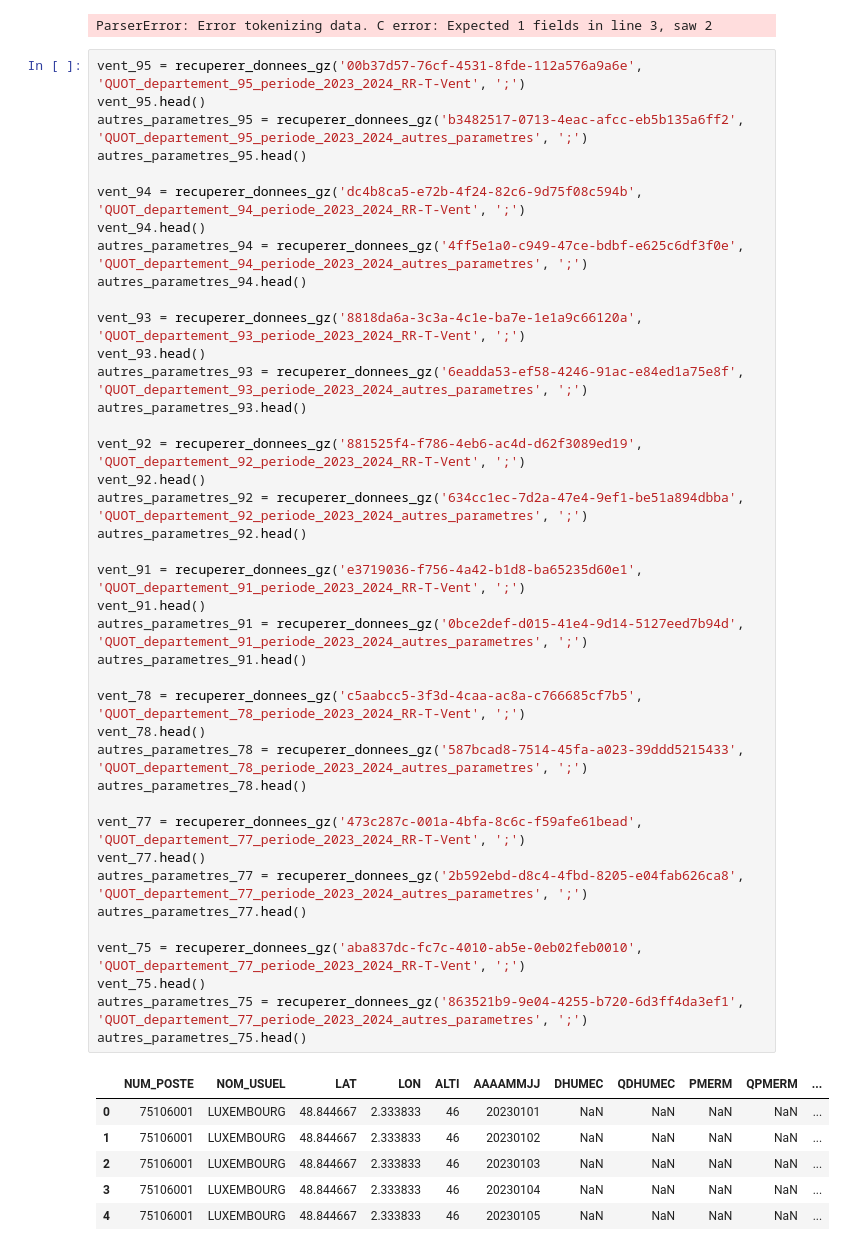
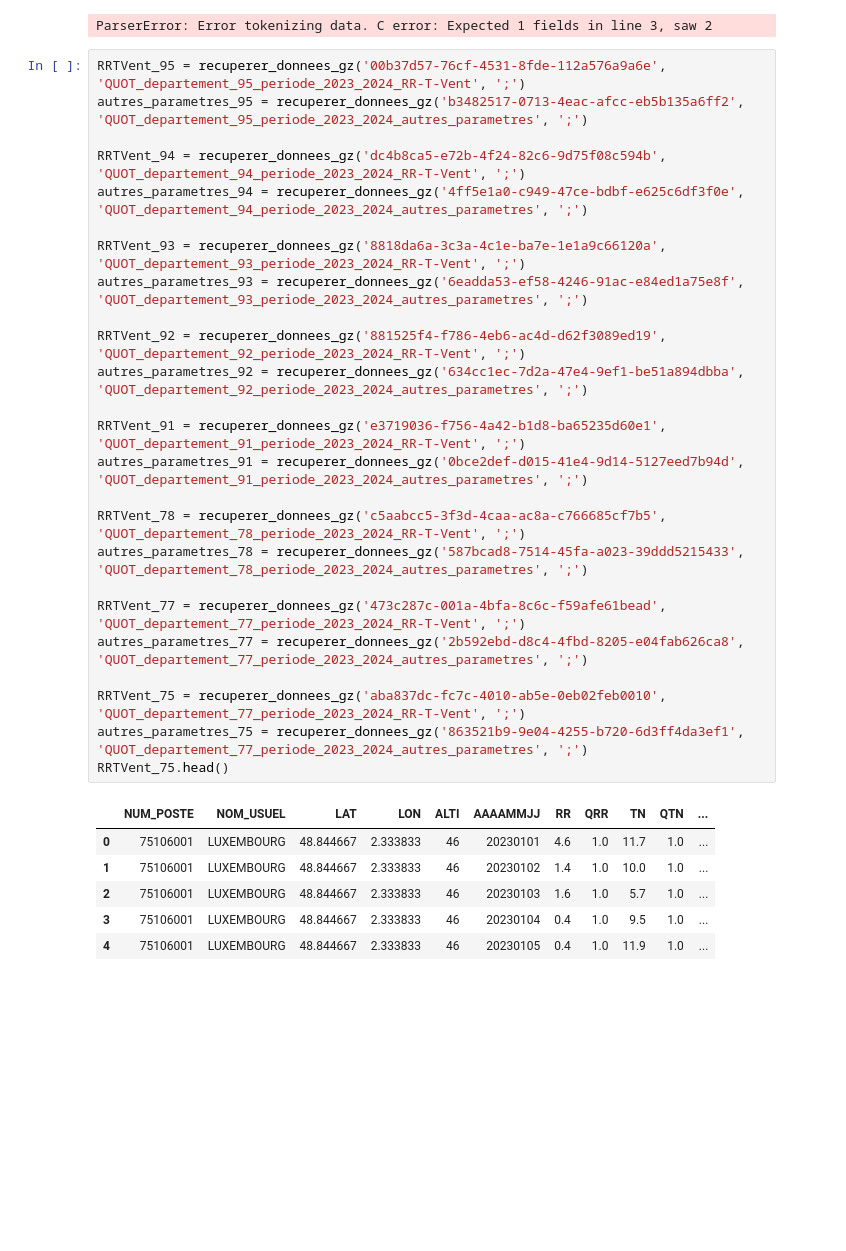
Before and after one commit to celineferbach/Projet-accidents-de-la-route, a Jupyter notebook: importation.ipynb, the cells around one changed output. Cells and saved outputs as stored; diff of their text form; blank space fills up the shorter version.

```diff
--- a/importation.ipynb
+++ b/importation.ipynb
@@ -550,49 +550,34 @@ print(descriptif_vent.head())
 Encodage détecté : utf-8
 ParserError: Error tokenizing data. C error: Expected 1 fields in line 3, saw 2
 # %%
-vent_95 = recuperer_donnees_gz('00b37d57-76cf-4531-8fde-112a576a9a6e', 'QUOT_departement_95_periode_2023_2024_RR-T-Vent', ';')
-vent_95.head()
+RRTVent_95 = recuperer_donnees_gz('00b37d57-76cf-4531-8fde-112a576a9a6e', 'QUOT_departement_95_periode_2023_2024_RR-T-Vent', ';')
 autres_parametres_95 = recuperer_donnees_gz('b3482517-0713-4eac-afcc-eb5b135a6ff2', 'QUOT_departement_95_periode_2023_2024_autres_parametres', ';')
-autres_parametres_95.head()
 
-vent_94 = recuperer_donnees_gz('dc4b8ca5-e72b-4f24-82c6-9d75f08c594b', 'QUOT_departement_94_periode_2023_2024_RR-T-Vent', ';')
-vent_94.head()
+RRTVent_94 = recuperer_donnees_gz('dc4b8ca5-e72b-4f24-82c6-9d75f08c594b', 'QUOT_departement_94_periode_2023_2024_RR-T-Vent', ';')
 autres_parametres_94 = recuperer_donnees_gz('4ff5e1a0-c949-47ce-bdbf-e625c6df3f0e', 'QUOT_departement_94_periode_2023_2024_autres_parametres', ';')
-autres_parametres_94.head()
 
-vent_93 = recuperer_donnees_gz('8818da6a-3c3a-4c1e-ba7e-1e1a9c66120a', 'QUOT_departement_93_periode_2023_2024_RR-T-Vent', ';')
-vent_93.head()
+RRTVent_93 = recuperer_donnees_gz('8818da6a-3c3a-4c1e-ba7e-1e1a9c66120a', 'QUOT_departement_93_periode_2023_2024_RR-T-Vent', ';')
 autres_parametres_93 = recuperer_donnees_gz('6eadda53-ef58-4246-91ac-e84ed1a75e8f', 'QUOT_departement_93_periode_2023_2024_autres_parametres', ';')
-autres_parametres_93.head()
 
-vent_92 = recuperer_donnees_gz('881525f4-f786-4eb6-ac4d-d62f3089ed19', 'QUOT_departement_92_periode_2023_2024_RR-T-Vent', ';')
-vent_92.head()
+RRTVent_92 = recuperer_donnees_gz('881525f4-f786-4eb6-ac4d-d62f3089ed19', 'QUOT_departement_92_periode_2023_2024_RR-T-Vent', ';')
 autres_parametres_92 = recuperer_donnees_gz('634cc1ec-7d2a-47e4-9ef1-be51a894dbba', 'QUOT_departement_92_periode_2023_2024_autres_parametres', ';')
-autres_parametres_92.head()
 
-vent_91 = recuperer_donnees_gz('e3719036-f756-4a42-b1d8-ba65235d60e1', 'QUOT_departement_91_periode_2023_2024_RR-T-Vent', ';')
-vent_91.head()
+RRTVent_91 = recuperer_donnees_gz('e3719036-f756-4a42-b1d8-ba65235d60e1', 'QUOT_departement_91_periode_2023_2024_RR-T-Vent', ';')
 autres_parametres_91 = recuperer_donnees_gz('0bce2def-d015-41e4-9d14-5127eed7b94d', 'QUOT_departement_91_periode_2023_2024_autres_parametres', ';')
-autres_parametres_91.head()
 
-vent_78 = recuperer_donnees_gz('c5aabcc5-3f3d-4caa-ac8a-c766685cf7b5', 'QUOT_departement_78_periode_2023_2024_RR-T-Vent', ';')
-vent_78.head()
+RRTVent_78 = recuperer_donnees_gz('c5aabcc5-3f3d-4caa-ac8a-c766685cf7b5', 'QUOT_departement_78_periode_2023_2024_RR-T-Vent', ';')
 autres_parametres_78 = recuperer_donnees_gz('587bcad8-7514-45fa-a023-39ddd5215433', 'QUOT_departement_78_periode_2023_2024_autres_parametres', ';')
-autres_parametres_78.head()
 
-vent_77 = recuperer_donnees_gz('473c287c-001a-4bfa-8c6c-f59afe61bead', 'QUOT_departement_77_periode_2023_2024_RR-T-Vent', ';')
-vent_77.head()
+RRTVent_77 = recuperer_donnees_gz('473c287c-001a-4bfa-8c6c-f59afe61bead', 'QUOT_departement_77_periode_2023_2024_RR-T-Vent', ';')
 autres_parametres_77 = recuperer_donnees_gz('2b592ebd-d8c4-4fbd-8205-e04fab626ca8', 'QUOT_departement_77_periode_2023_2024_autres_parametres', ';')
-autres_parametres_77.head()
 
-vent_75 = recuperer_donnees_gz('aba837dc-fc7c-4010-ab5e-0eb02feb0010', 'QUOT_departement_77_periode_2023_2024_RR-T-Vent', ';')
-vent_75.head()
+RRTVent_75 = recuperer_donnees_gz('aba837dc-fc7c-4010-ab5e-0eb02feb0010', 'QUOT_departement_77_periode_2023_2024_RR-T-Vent', ';')
 autres_parametres_75 = recuperer_donnees_gz('863521b9-9e04-4255-b720-6d3ff4da3ef1', 'QUOT_departement_77_periode_2023_2024_autres_parametres', ';')
-autres_parametres_75.head()
+RRTVent_75.head()
 # %% [output]
-|  | NUM_POSTE | NOM_USUEL | LAT | LON | ALTI | AAAAMMJJ | DHUMEC | QDHUMEC | PMERM | QPMERM | ... |
-| 0 | 75106001 | LUXEMBOURG | 48.844667 | 2.333833 | 46 | 20230101 | NaN | NaN | NaN | NaN | ... |
-| 1 | 75106001 | LUXEMBOURG | 48.844667 | 2.333833 | 46 | 20230102 | NaN | NaN | NaN | NaN | ... |
-| 2 | 75106001 | LUXEMBOURG | 48.844667 | 2.333833 | 46 | 20230103 | NaN | NaN | NaN | NaN | ... |
-| 3 | 75106001 | LUXEMBOURG | 48.844667 | 2.333833 | 46 | 20230104 | NaN | NaN | NaN | NaN | ... |
-| 4 | 75106001 | LUXEMBOURG | 48.844667 | 2.333833 | 46 | 20230105 | NaN | NaN | NaN | NaN | ... |
+|  | NUM_POSTE | NOM_USUEL | LAT | LON | ALTI | AAAAMMJJ | RR | QRR | TN | QTN | ... |
+| 0 | 75106001 | LUXEMBOURG | 48.844667 | 2.333833 | 46 | 20230101 | 4.6 | 1.0 | 11.7 | 1.0 | ... |
+| 1 | 75106001 | LUXEMBOURG | 48.844667 | 2.333833 | 46 | 20230102 | 1.4 | 1.0 | 10.0 | 1.0 | ... |
+| 2 | 75106001 | LUXEMBOURG | 48.844667 | 2.333833 | 46 | 20230103 | 1.6 | 1.0 | 5.7 | 1.0 | ... |
+| 3 | 75106001 | LUXEMBOURG | 48.844667 | 2.333833 | 46 | 20230104 | 0.4 | 1.0 | 9.5 | 1.0 | ... |
+| 4 | 75106001 | LUXEMBOURG | 48.844667 | 2.333833 | 46 | 20230105 | 0.4 | 1.0 | 11.9 | 1.0 | ... |
```
Also changed, not shown: parts of 2 cells of this notebook.
